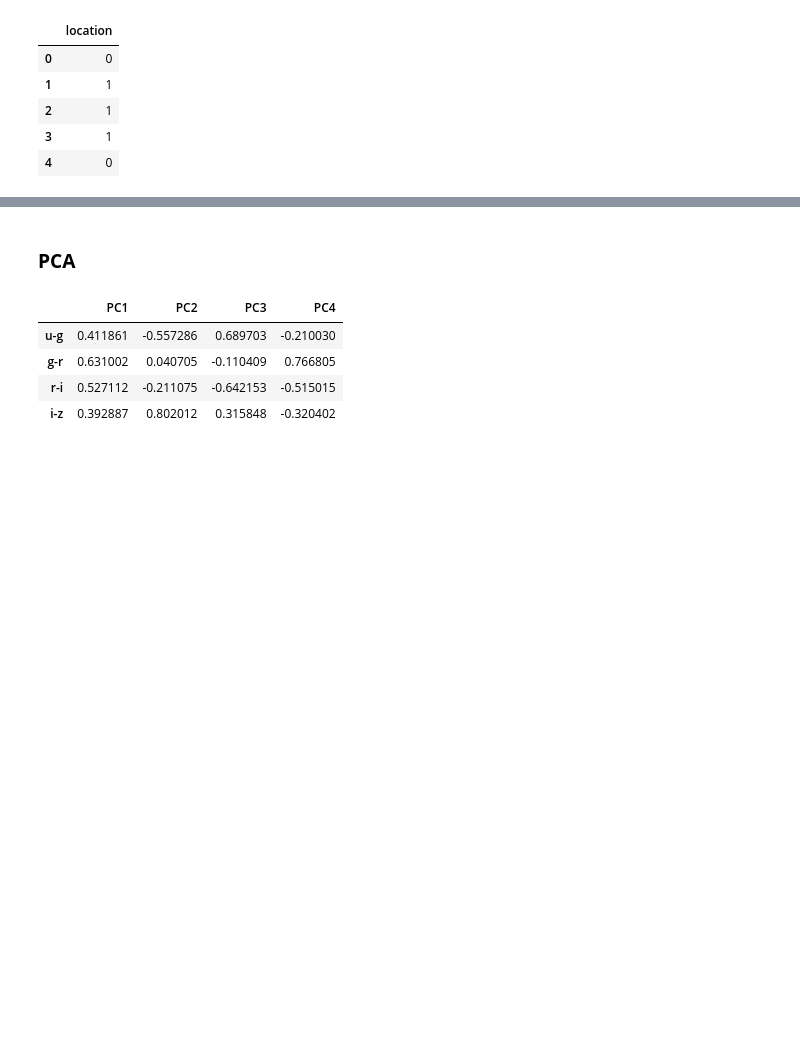
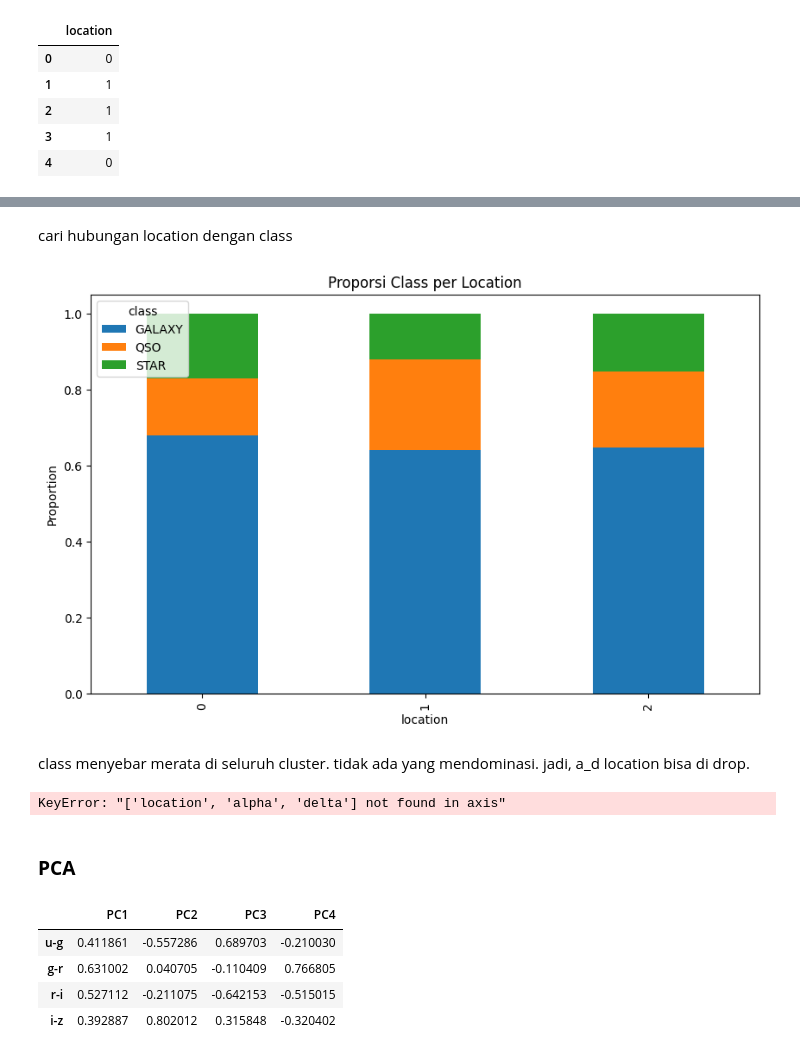
Before and after one commit to 404visco/ML, a Jupyter notebook: Kaggle/stellarclass.ipynb, the cells around one changed output, grey strips where cells are left out. Saved outputs shown, nothing was run; the diff lists cells and outputs as text; code cells hidden in the pictures; blank space fills up the shorter version.

```diff
--- a/Kaggle/stellarclass.ipynb
+++ b/Kaggle/stellarclass.ipynb
@@ -351,0 +342,4 @@ cluster.head()
+# %%
+X_cluster = X.join(cluster_loc)
+
+X_cluster.head()
@@ -352,3 +353,21 @@ cluster.head()
+# %% [markdown]
+cari hubungan location dengan class
+# %%
+ct = pd.crosstab(X_cluster['location'], y, normalize= 'index')
+
+ct.plot(kind='bar', stacked=True, figsize=(10,6))
+plt.title('Proporsi Class per Location')
+plt.ylabel('Proportion')
+plt.show()
+# %% [output]
+[figure, added]
+# %% [markdown]
+class menyebar merata di seluruh cluster. tidak ada yang mendominasi. jadi, a_d location bisa di drop.
+# %%
+X = X_cluster.drop(['location', 'alpha', 'delta'], axis=1)
+X.head()
+# %% [output]
+KeyError: "['location', 'alpha', 'delta'] not found in axis"
 # %% [markdown]
 ### **PCA**
 # %%
```
Also changed, not shown: parts of 20 cells of this notebook.
